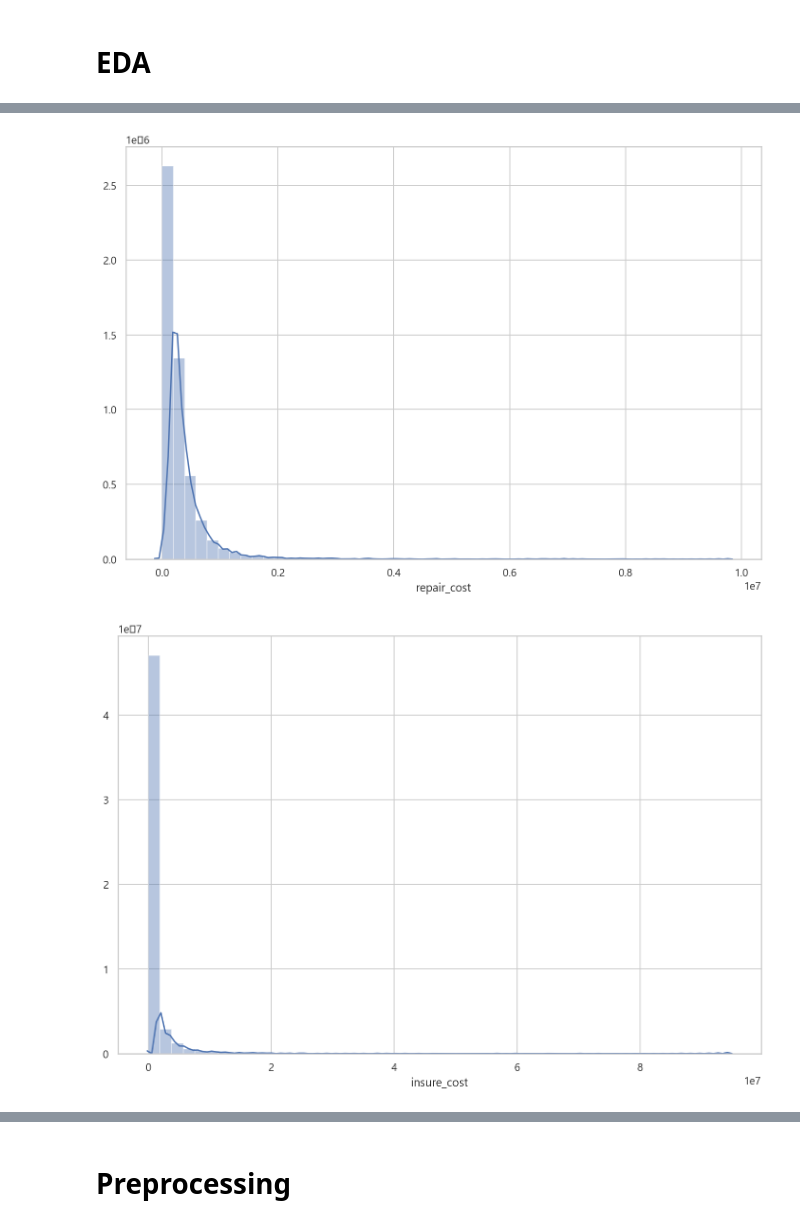
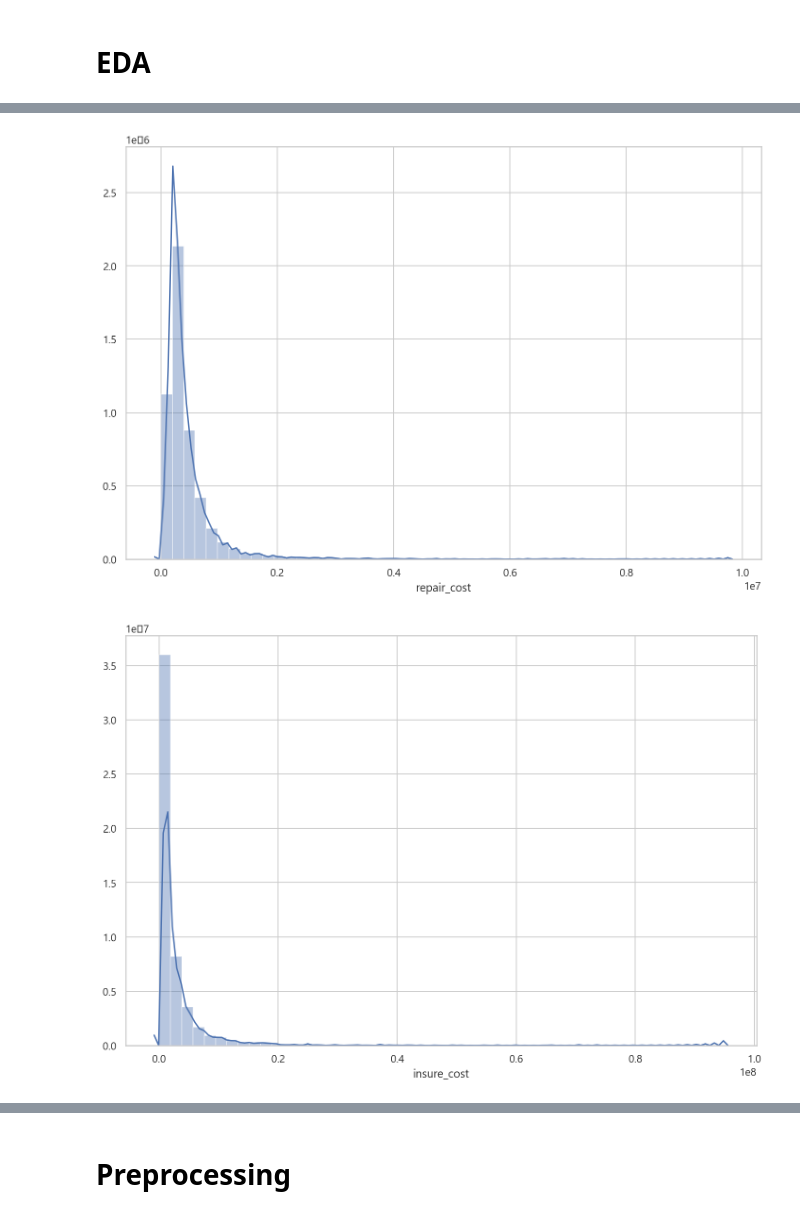
Before and after one commit to Yenabeam/dss_prjt_socar, a Jupyter notebook: 1. workspace/KSJ/socar_fraud_test_set.ipynb, the cells around one changed output, grey strips where cells are left out. Drawn from its saved outputs; the diff is of its cells as text; code cells hidden in the pictures.

```diff
--- a/1. workspace/KSJ/socar_fraud_test_set.ipynb
+++ b/1. workspace/KSJ/socar_fraud_test_set.ipynb
@@ -75,14 +116,14 @@ sns.countplot(data=socar_tr[socar_tr.fraud_YN == 1], x='accident_location', ax=a
 # %%
-# Insure cost 0 means null
+# Insure cost 0 is null
 # Need to scale null and outlier datas.
 plt.figure(figsize=(12,8))
-sns.distplot(socar_tr["repair_cost"])
+sns.distplot(socar[socar.repair_cost > 0]["repair_cost"])
 plt.show()
 # %% [output]
-[figure, old version]
+[figure, new version]
 # %%
 plt.figure(figsize=(12,8))
-sns.distplot(socar_tr["insure_cost"])
+sns.distplot(socar[socar.insure_cost > 0]["insure_cost"])
 plt.show()
 # %% [output]
-[figure, old version]
+[figure, new version]
```
Also changed, not shown: parts of 43 cells of this notebook.
